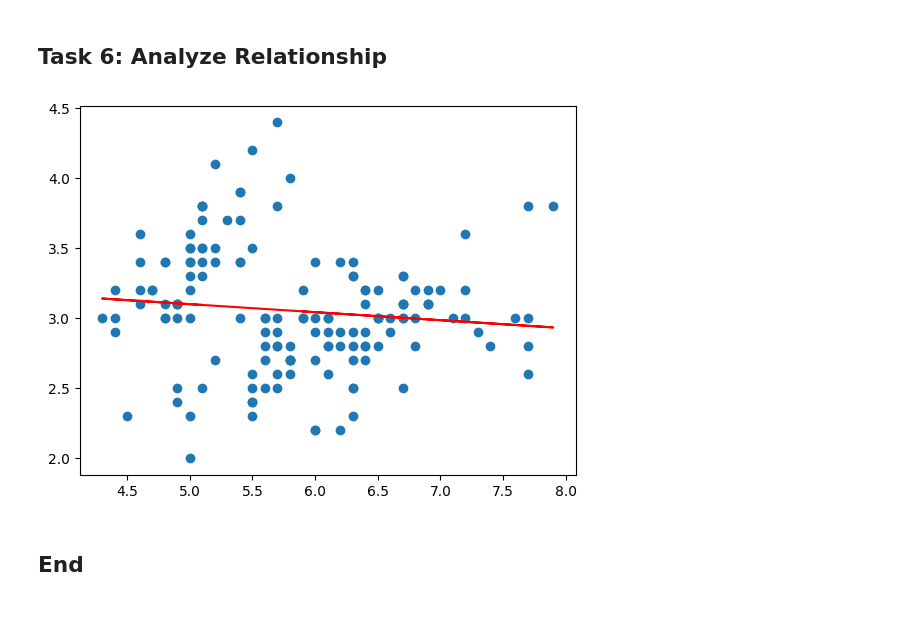
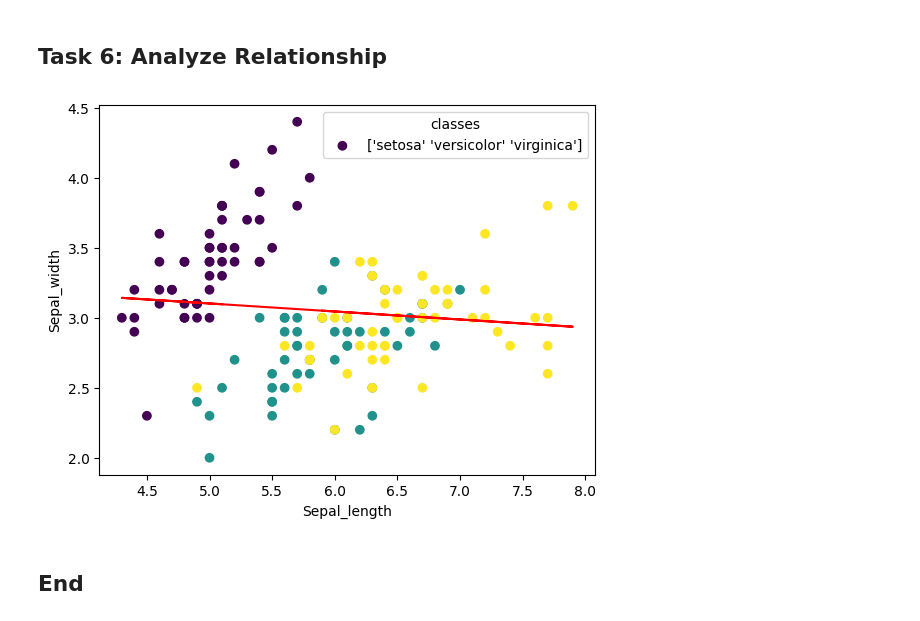
Before and after one commit to HewaOrang/principles_of_data_analytics, a Jupyter notebook: tasks.ipynb, the cells around one changed output. Drawn from its saved outputs; the diff is of its cells as text; code cells hidden in the pictures.

```diff
--- a/tasks.ipynb
+++ b/tasks.ipynb
@@ -213,15 +213,19 @@ plt.legend()
 # %% [markdown]
 ## Task 5: Investigate Relationships
 # %%
+# The below is taken from this reference: https://chatgpt.com/share/6800af18-dda8-8006-8b67-cb49136ecbee
+df['target'] = data.target
+
 # Create a figure and an axis.
 fig, ax = plt.subplots()
 
 # Scatter plot.
-# Change marker:
 # https://matplotlib.org/stable/api/markers_api.html#module-matplotlib.markers
-ax.scatter(df['sepal_length'], df['sepal_width'], marker='.')
+ax.scatter(df['sepal_length'], df['sepal_width'],c=df['target'], marker='o')
 
 # Labels.
-ax.set_xlabel('Sepal_length(cm)')
-ax.set_ylabel('Sepal_width(cm)')
+ax.set_xlabel('Sepal_length')
+ax.set_ylabel('Sepal_width')
+
+ax.legend([data.target_names], title='classes')
 # %% [output]
@@ -260,17 +234,31 @@ ValueError: 'c' argument must be a color, a sequence of colors, or a sequence of
 # %% [markdown]
 ## Task 6: Analyze Relationship
 # %%
+# The below is taken from this reference: https://chatgpt.com/share/6800af18-dda8-8006-8b67-cb49136ecbee
+df['target'] = data.target
+
+# Create a figure and an axis.
+fig, ax = plt.subplots()
+
+# Scatter plot.
+ax.scatter(df['sepal_length'], df['sepal_width'],c=df['target'], marker='o')
+
+# Labels.
+ax.set_xlabel('Sepal_length')
+ax.set_ylabel('Sepal_width')
+
+ax.legend([data.target_names], title='classes')
+
 # Below uses numpy.polyfit to add a regression line to the scatter plot from Task 5 above.
-fig, ax = plt.subplots()
 
 x=df['sepal_length']
 y=df['sepal_width']
 
-ax.scatter(x, y)
+# ax.scatter(x, y)
 m, c = np.polyfit(x, y, 1)
 
 ax.plot(x, m * x + c, color='red');
 # %% [output]
-[figure, old version]
+[figure, new version]
 # %% [markdown]
 ## End
```
Also changed, not shown: parts of 3 cells of this notebook.
